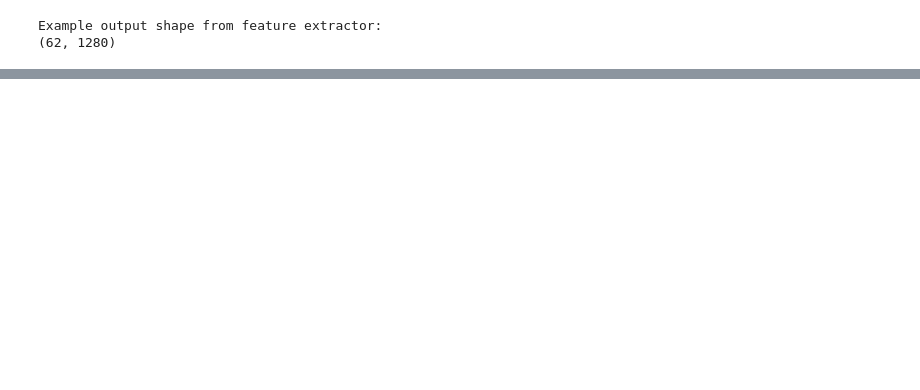
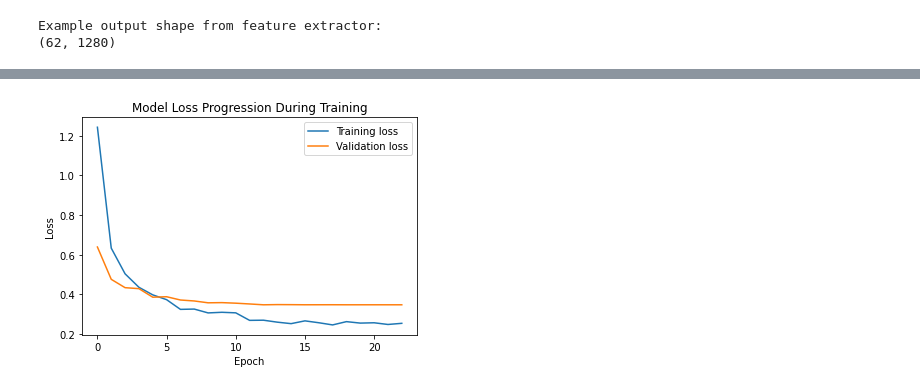
Before and after one commit to guilhermedom/mobilenet-transfer-learning-flowers, a Jupyter notebook: notebooks/1.0-gdfs-mobilenetv2-transfer-learning-flowers.ipynb, the cells around one changed output, grey strips where cells are left out. Drawn from its saved outputs; the diff is of its cells as text; code cells hidden in the pictures; blank space fills up the shorter version.

Commit message:
feat: insert model building and training steps

```diff
--- a/notebooks/1.0-gdfs-mobilenetv2-transfer-learning-flowers.ipynb
+++ b/notebooks/1.0-gdfs-mobilenetv2-transfer-learning-flowers.ipynb
@@ -169,0 +147,18 @@ _________________________________________________________________
+# %%
+# mobilenetv2_retrained = keras.Sequential(
+#     [mobilenetv2_feature_extractor,
+#      keras.layers.Dropout(0.5),
+#      keras.layers.Dense(320, activation='relu'),
+#      keras.layers.Dropout(0.5),
+#      keras.layers.Dense(80, activation='relu'),
+#      keras.layers.Dropout(0.5),
+#      keras.layers.Dense(train_flow.num_classes, activation='softmax')]
+# )
+
+mobilenetv2_retrained = keras.Sequential(
+    [mobilenetv2_feature_extractor,
+     keras.layers.Dropout(0.5),
+     keras.layers.Dense(train_flow.num_classes, activation='softmax')]
+)
+
+mobilenetv2_retrained.summary()
@@ -169,0 +181,17 @@ _________________________________________________________________
+# %%
+early_stopping_cb = keras.callbacks.EarlyStopping(min_delta=0.01,
+                                                  patience=10,
+                                                  restore_best_weights=True)
+lr_reducer_cb = keras.callbacks.ReduceLROnPlateau(patience=3,
+                                                  min_delta=0.01)
+
+mobilenetv2_retrained.compile(keras.optimizers.Adam(learning_rate=0.001),
+                              loss='categorical_crossentropy',
+                              metrics=['accuracy'])
+
+epochs_info = mobilenetv2_retrained.fit(train_flow,
+                                        epochs=100,
+                                        callbacks=[early_stopping_cb,
+                                                   lr_reducer_cb],
+                                        validation_data=validation_flow,
+                                        shuffle=False)
@@ -169,0 +216,10 @@ _________________________________________________________________
+# %%
+plt.title("Model Loss Progression During Training")
+plt.plot(epochs_info.history['loss'])
+plt.plot(epochs_info.history['val_loss'])
+plt.xlabel("Epoch")
+plt.ylabel("Loss")
+plt.legend(["Training loss", "Validation loss"])
+plt.show()
+# %% [output]
+[figure, added]
```
Also changed, not shown: parts of 10 cells of this notebook.
